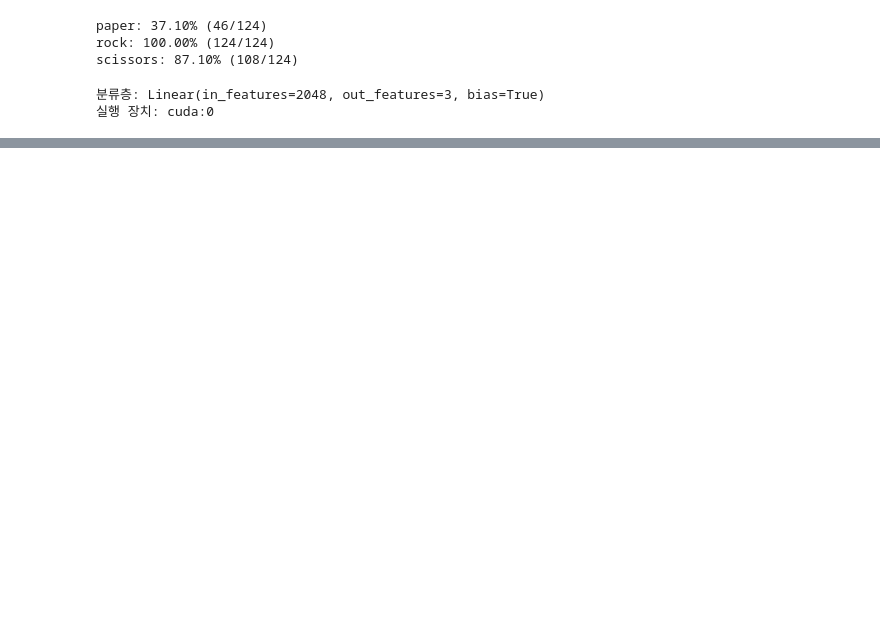
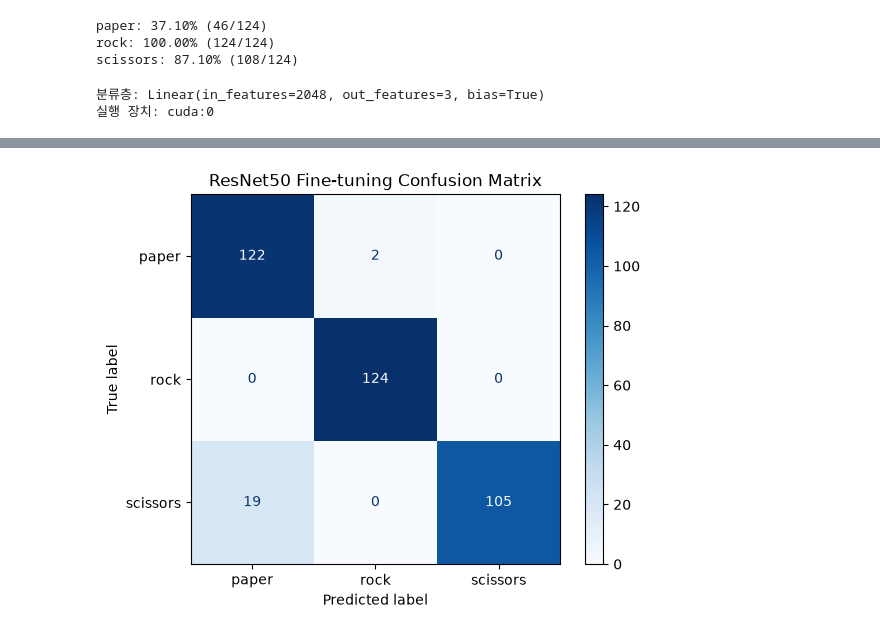
Before and after one commit to t01046769857-creator/rock, a Jupyter notebook: 가위바위보.ipynb, the cells around one changed output, grey strips where cells are left out. Saved outputs shown, nothing was run; the diff lists cells and outputs as text; code cells hidden in the pictures; blank space fills up the shorter version.

```diff
--- a/가위바위보.ipynb
+++ b/가위바위보.ipynb
@@ -780,3 +780,21 @@ print("실행 장치:", next(model_ft.parameters()).device)
 # %% [output]
 분류층: Linear(in_features=2048, out_features=3, bias=True)
 실행 장치: cuda:0
+# %%
+# 30. Fine-tuning 손실 함수 및 옵티마이저 설정
+import torch.optim as optim
+
+# 예측값과 정답의 차이 계산
+criterion_ft = nn.CrossEntropyLoss()
+
+# layer4와 fc에 서로 다른 학습률 적용
+optimizer_ft = optim.Adam([
+    {"params": model_ft.layer4.parameters(), "lr": 0.00001},
+    {"params": model_ft.fc.parameters(), "lr": 0.0001}
+])
+
+print("손실 함수:", criterion_ft)
+print("옵티마이저:", optimizer_ft.__class__.__name__)
+
+for i, group in enumerate(optimizer_ft.param_groups):
+    print(f"그룹 {i+1} 학습률: {group['lr']}")
@@ -782,0 +989,37 @@ print("실행 장치:", next(model_ft.parameters()).device)
+# %%
+# 37. Fine-tuning 모델 혼동행렬 확인
+
+from sklearn.metrics import confusion_matrix, ConfusionMatrixDisplay
+import matplotlib.pyplot as plt
+
+model_ft.eval()
+
+y_true_ft = []
+y_pred_ft = []
+
+with torch.no_grad():
+    for images, labels in test_loader:
+        images = images.to(device)
+
+        outputs = model_ft(images)
+        predictions = outputs.argmax(dim=1)
+
+        y_true_ft.extend(labels.tolist())
+        y_pred_ft.extend(predictions.cpu().tolist())
+
+cm_ft = confusion_matrix(
+    y_true_ft,
+    y_pred_ft,
+    labels=[0, 1, 2]
+)
+
+disp = ConfusionMatrixDisplay(
+    confusion_matrix=cm_ft,
+    display_labels=test_dataset.classes
+)
+
+disp.plot(cmap="Blues")
+plt.title("ResNet50 Fine-tuning Confusion Matrix")
+plt.show()
+# %% [output]
+[figure, added]
```
Also changed, not shown: parts of 41 cells of this notebook, 7 other files.
